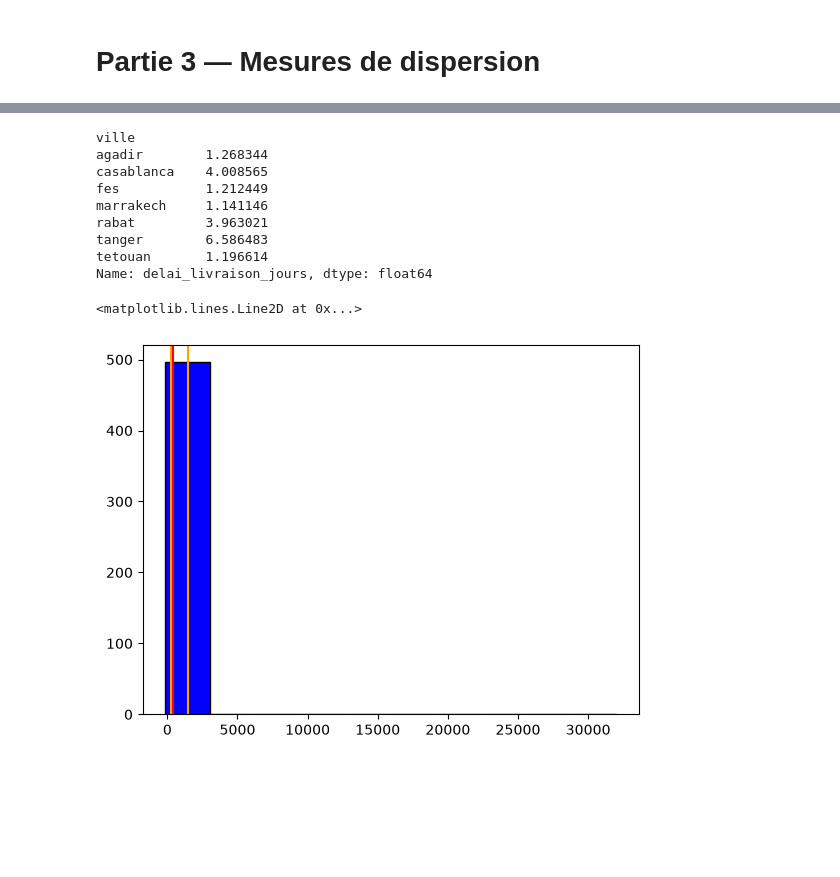
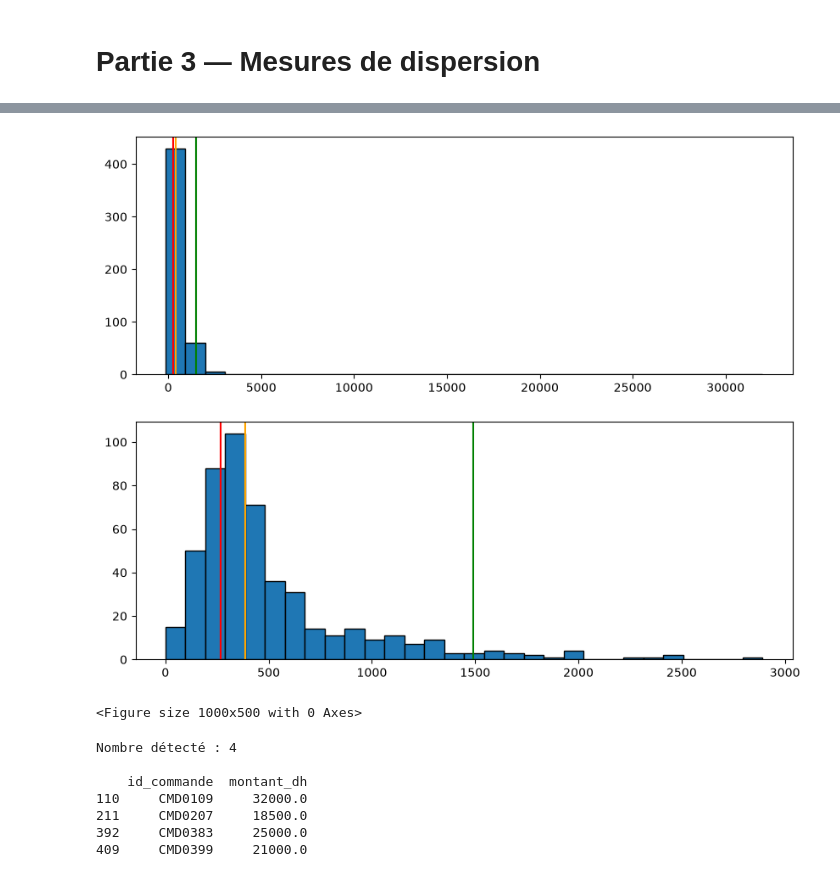
Before and after one commit to damghiziyad-hash/Analyse-des-commandes-et-des-messages-clients-de-MarocShop, a Jupyter notebook: notebooks/net_cmd.ipynb, the cells around one changed output, grey strips where cells are left out. Saved outputs shown, nothing was run; the diff lists cells and outputs as text; code cells hidden in the pictures; blank space fills up the shorter version.

```diff
--- a/notebooks/net_cmd.ipynb
+++ b/notebooks/net_cmd.ipynb
@@ -297,27 +318,40 @@ print(resultat_q , '\n' , resultat_d , '\n' , resultat_c )
  [{'Type': 'Centile', 'niveau': [95, 99], 'valeur': array([1490.1595, 2480.5013])}]
-# %%
-df.groupby('ville')['delai_livraison_jours'].std()
-# %% [output]
-ville
-agadir        1.268344
-casablanca    4.008565
-fes           1.212449
-marrakech     1.141146
-rabat         3.963021
-tanger        6.586483
-tetouan       1.196614
-Name: delai_livraison_jours, dtype: float64
 # %%
-q1 = np.quantile(df['montant_dh'], 0.25)
-d5 = np.percentile(df['montant_dh'], 50)
-c95 = np.percentile(df['montant_dh'], 95 )
-plt.hist(df['montant_dh']  , color = "#0101fc" , edgecolor = 'black' , label = 'mantant')
-plt.axvline(q1 , color = 'orange')
-plt.axvline(d5 , color = 'red')
-plt.axvline(c95 , color = 'orange')
+fig, axes = plt.subplots(2, 1, figsize=(10, 8))
+q1 = df['montant_dh'].quantile(0.25)
+d5 = df['montant_dh'].quantile(0.50)
+c95 = df['montant_dh'].quantile(0.95)
+plt.figure(figsize=(10, 5))
+axes[0].hist(df['montant_dh'], bins=30, edgecolor="black")
+axes[0].axvline(q1 , color = 'red')
+axes[0].axvline(d5, color = 'orange')
+axes[0].axvline(c95 , color = 'green')
+axes[1].hist(df['montant_dh'][((df['montant_dh'] >= 0) & (df['montant_dh'] <= 3000))] , bins= 30 , edgecolor = 'black')
+axes[1].axvline(q1 , color = 'red')
+axes[1].axvline(d5, color = 'orange')
+axes[1].axvline(c95 , color = 'green')
+plt.show()
 # %% [output]
+[figure, new version]
-<matplotlib.lines.Line2D at 0x...>
+<Figure size 1000x500 with 0 Axes>
-[figure, old version]
+# %%
+moyenne = df['montant_dh'].mean()
+ecart = df['montant_dh'].std()
+bas = moyenne - 2 * ecart
+haut = moyenne + 2 * ecart
+
+masque = (df['montant_dh'] < bas) | (df['montant_dh'] > haut)
+
+print("Nombre détecté :", masque.sum(), '\n')
+print(df.loc[masque, ['id_commande', 'montant_dh']])
+# %% [output]
+Nombre détecté : 4
+
+    id_commande  montant_dh
+110     CMD0109     32000.0
+211     CMD0207     18500.0
+392     CMD0383     25000.0
+409     CMD0399     21000.0
 # %%
 df.describe()
 # %% [output]
```
Also changed, not shown: parts of 15 cells of this notebook, 4 other files.
